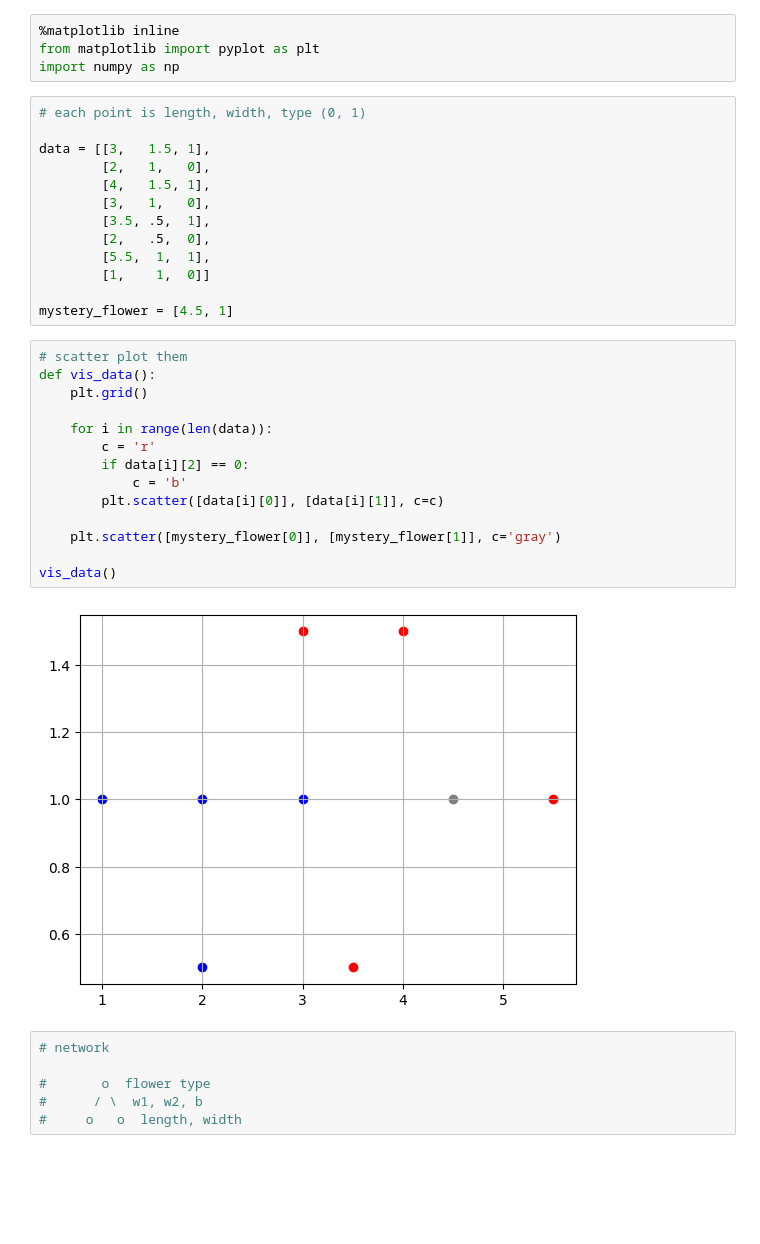
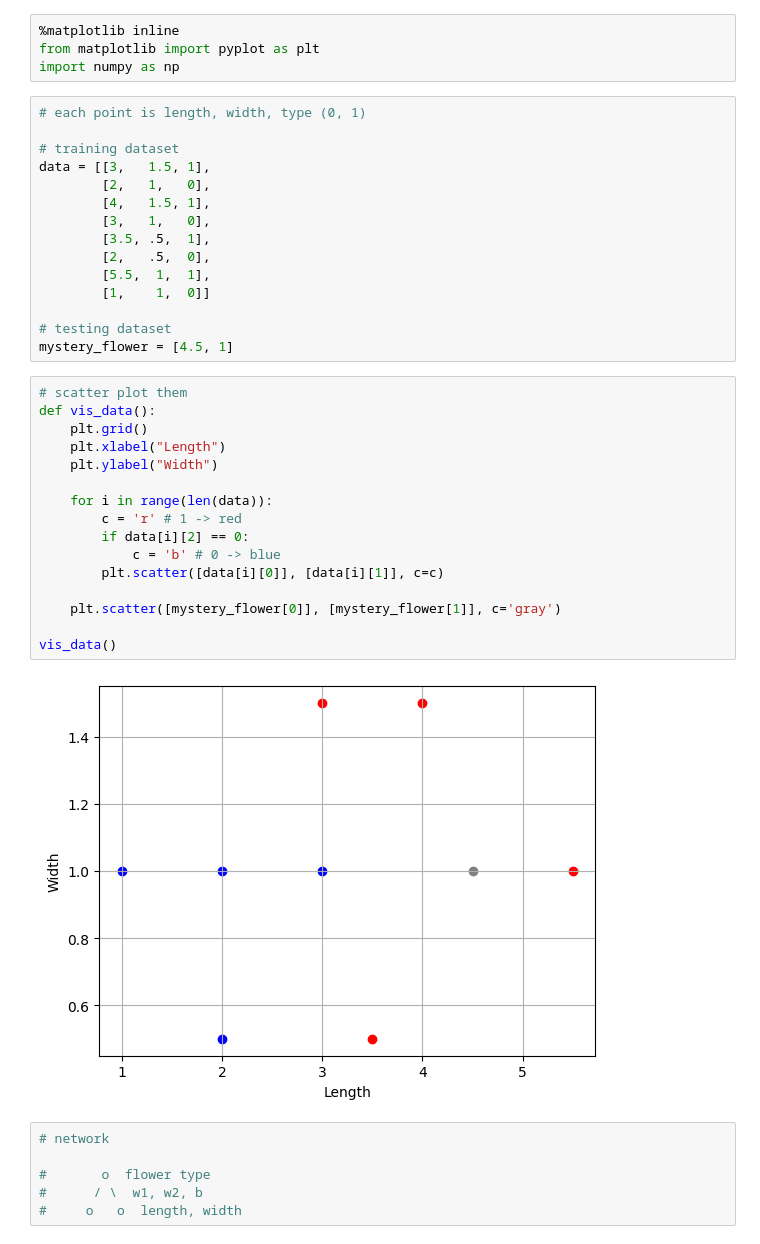
Before and after one commit to chowdhur/nlp_work, a Jupyter notebook: flowers_rajdeep.ipynb, the cells around one changed output. Drawn from its saved outputs; the diff is of its cells as text; blank space fills up the shorter version.

```diff
--- a/flowers_rajdeep.ipynb
+++ b/flowers_rajdeep.ipynb
@@ -5,6 +5,7 @@ import numpy as np
 # %%
 # each point is length, width, type (0, 1)
 
+# training dataset
 data = [[3,   1.5, 1],
         [2,   1,   0],
         [4,   1.5, 1],
@@ -14,23 +15,26 @@ data = [[3,   1.5, 1],
         [5.5,  1,  1],
         [1,    1,  0]]
 
+# testing dataset
 mystery_flower = [4.5, 1]
 # %%
 # scatter plot them
 def vis_data():
     plt.grid()
+    plt.xlabel("Length")
+    plt.ylabel("Width")
 
     for i in range(len(data)):
-        c = 'r'
+        c = 'r' # 1 -> red
         if data[i][2] == 0:
-            c = 'b'
+            c = 'b' # 0 -> blue
         plt.scatter([data[i][0]], [data[i][1]], c=c)
 
     plt.scatter([mystery_flower[0]], [mystery_flower[1]], c='gray')
 
 vis_data()
 # %% [output]
-[figure, old version]
+[figure, new version]
 # %%
 # network
 
```
Also changed, not shown: parts of 4 cells of this notebook.
